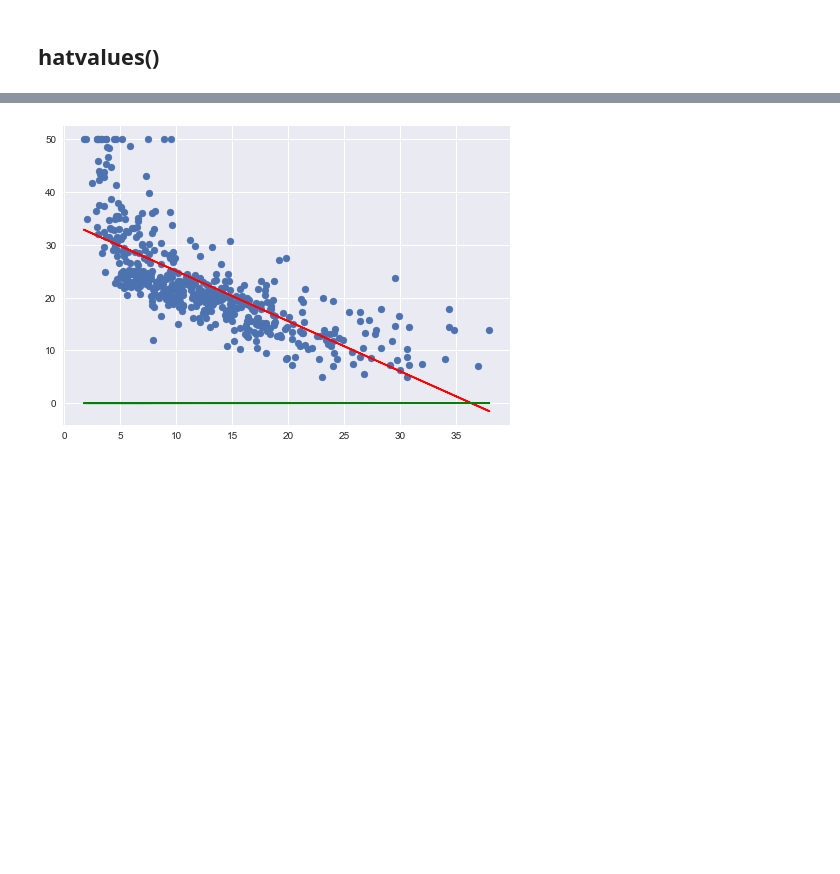
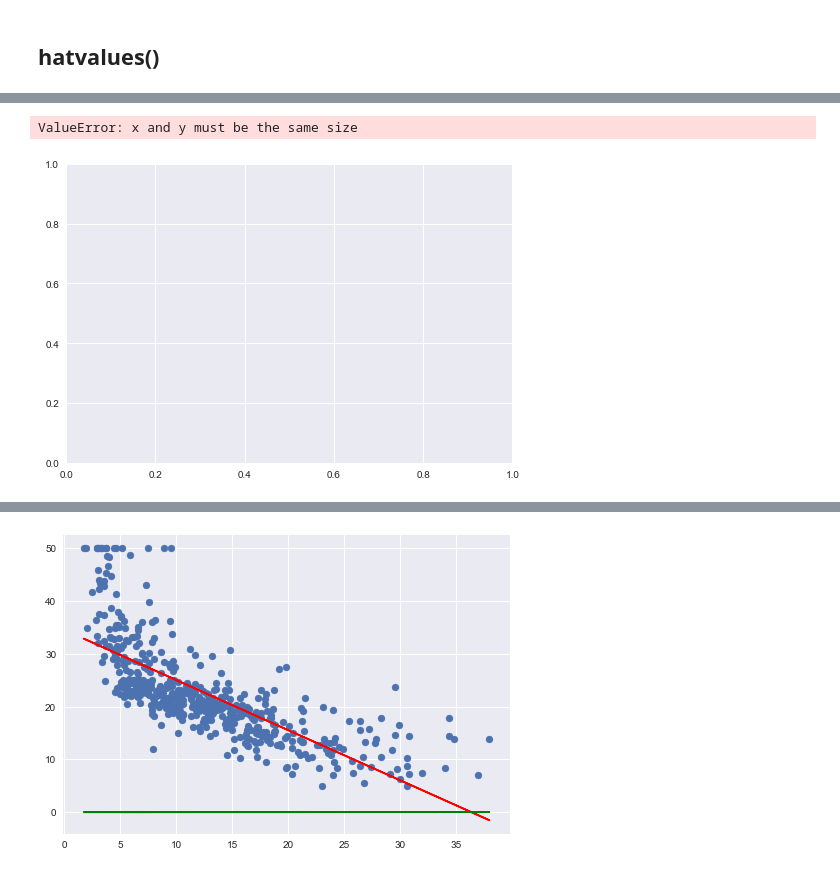
Before and after one commit to jcanque777/islr_labs, a Jupyter notebook: boston_housing.ipynb, the cells around one changed output, grey strips where cells are left out. Saved outputs shown, nothing was run; the diff lists cells and outputs as text; code cells hidden in the pictures; blank space fills up the shorter version.

```diff
--- a/boston_housing.ipynb
+++ b/boston_housing.ipynb
@@ -377,0 +508,16 @@ studentized_residuals = influence.resid_studentized_external
+# %%
+#plot residuals
+pyplot.scatter(X, studentized_residuals)
+
+# #plot residuals and it's linear fit
+# pyplot.plot(X, residual_pred, color = 'r')
+
+# # creating the line of the predicted values of our linear model
+# # pyplot.plot(X, medv_pred, color = 'r')
+
+# # pyplot.plot(X, medv_pred + 10 , color = 'g')
+
+# pyplot.show()
+# %% [output]
+ValueError: x and y must be the same size
+[figure, added]
```
Also changed, not shown: parts of 29 cells of this notebook.
